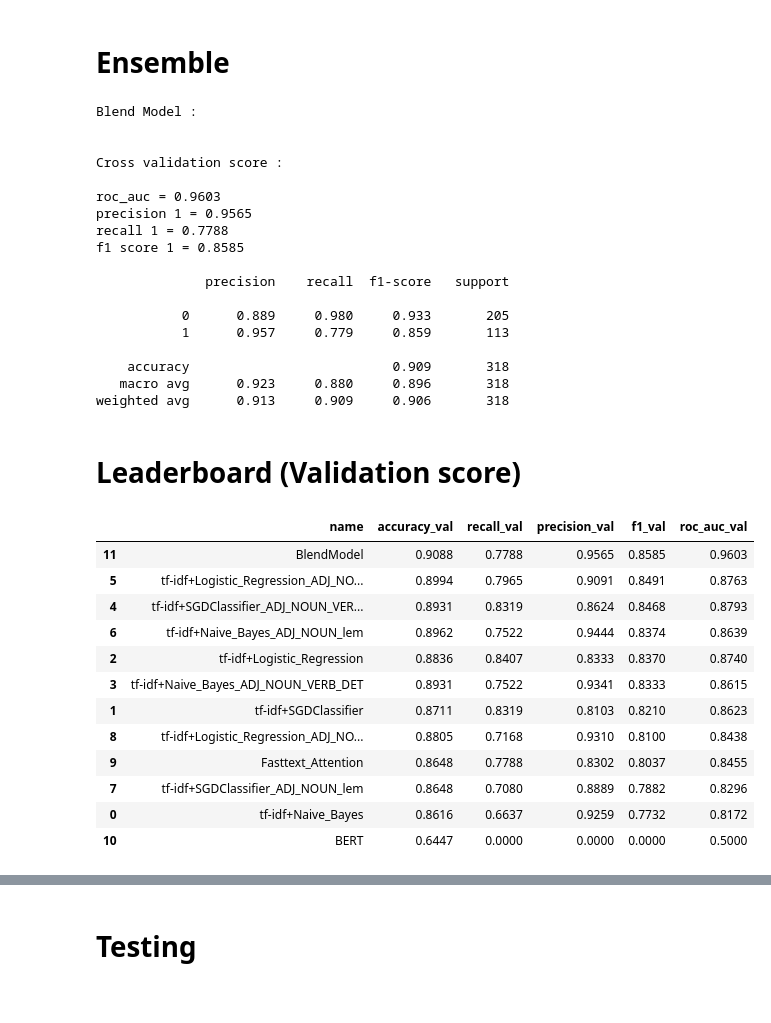
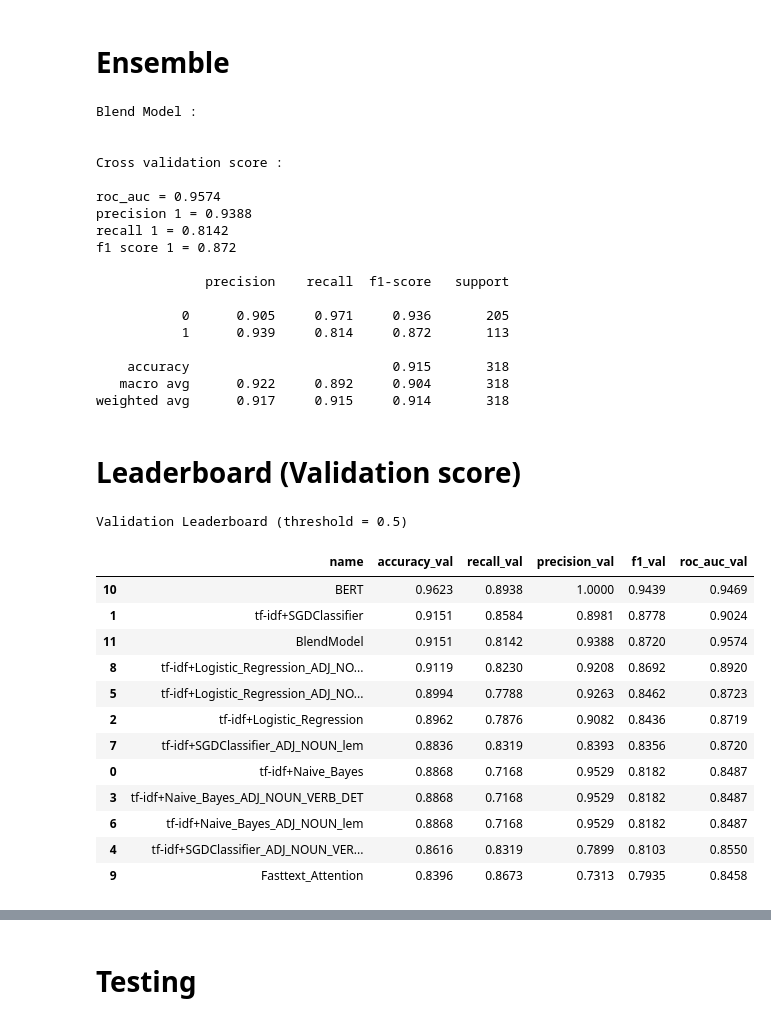
Before and after one commit to Tarandro/BinaryML_churn, a Jupyter notebook: notebooks/main-notebook-nlp.ipynb, the cells around one changed output, grey strips where cells are left out. Saved outputs shown, nothing was run; the diff lists cells and outputs as text; code cells hidden in the pictures.

```diff
--- a/notebooks/main-notebook-nlp.ipynb
+++ b/notebooks/main-notebook-nlp.ipynb
@@ -33,7 +33,7 @@ column_text = 'text'  # (column with texts)
 
 frac = 0.8  # train_test_split fraction                 (data is split in train/test with frac = % for training dataset)
 
-max_run_time_per_modele = 20  # (limit gridsearch time for each model)
+max_run_time_per_model = 1200  # (limit gridsearch time for each model)
 
 scoring = 'f1'  # ['accuracy','f1','recall','precision','roc_auc']
 sort_leaderboard = 'f1'  # ['accuracy','f1','recall','precision','roc_auc']
@@ -46,6 +46,8 @@ class_weight = True
 apply_stacking = False
 apply_blend_model = True
 
+thr_1_test = 0.5 # threshold for probability of 1
+
 # show result:
 print_result = True
 # list of models to exclude :
@@ -73,7 +75,7 @@ data.head()
 | 4 | Très pratique | 2020-12-30T17:16:37+00:00 | 5 | Très pratique, je peux à tout mom... | 1 |
 # %%
 bml = BinaryML(scoring=scoring, objective=objective, nfolds=nfolds, class_weight=class_weight,
-                   print_result=print_result, max_run_time_per_modele=max_run_time_per_modele,
+                   print_result=print_result, max_run_time_per_model=max_run_time_per_model,
                    apply_stacking=apply_stacking, apply_blend_model=apply_blend_model, exclude_model=exclude_model,
                    method_embedding=method_embedding)
 # %% [markdown]
@@ -209,38 +211,41 @@ Blend Model :
 
 Cross validation score :
 
-roc_auc = 0.9603
-precision 1 = 0.9565
-recall 1 = 0.7788
-f1 score 1 = 0.8585
+roc_auc = 0.9574
+precision 1 = 0.9388
+recall 1 = 0.8142
+f1 score 1 = 0.872
 
               precision    recall  f1-score   support
 
-           0      0.889     0.980     0.933       205
-           1      0.957     0.779     0.859       113
+           0      0.905     0.971     0.936       205
+           1      0.939     0.814     0.872       113
 
-    accuracy                          0.909       318
-   macro avg      0.923     0.880     0.896       318
-weighted avg      0.913     0.909     0.906       318
+    accuracy                          0.915       318
+   macro avg      0.922     0.892     0.904       318
+weighted avg      0.917     0.915     0.914       318
 # %% [markdown]
 # Leaderboard (Validation score)
 # %%
 leaderboard_val = bml.get_leaderboard(sort_by = sort_leaderboard, dataset = 'val')
+print('\nValidation Leaderboard (threshold = 0.5)')
+leaderboard_val.to_csv('./results/results_nlp/leaderboard_val.csv', index=False)
 leaderboard_val
 # %% [output]
+Validation Leaderboard (threshold = 0.5)
 |  | name | accuracy_val | recall_val | precision_val | f1_val | roc_auc_val |
-| 11 | BlendModel | 0.9088 | 0.7788 | 0.9565 | 0.8585 | 0.9603 |
-| 5 | tf-idf+Logistic_Regression_ADJ_NO... | 0.8994 | 0.7965 | 0.9091 | 0.8491 | 0.8763 |
-| 4 | tf-idf+SGDClassifier_ADJ_NOUN_VER... | 0.8931 | 0.8319 | 0.8624 | 0.8468 | 0.8793 |
-| 6 | tf-idf+Naive_Bayes_ADJ_NOUN_lem | 0.8962 | 0.7522 | 0.9444 | 0.8374 | 0.8639 |
-| 2 | tf-idf+Logistic_Regression | 0.8836 | 0.8407 | 0.8333 | 0.8370 | 0.8740 |
-| 3 | tf-idf+Naive_Bayes_ADJ_NOUN_VERB_DET | 0.8931 | 0.7522 | 0.9341 | 0.8333 | 0.8615 |
-| 1 | tf-idf+SGDClassifier | 0.8711 | 0.8319 | 0.8103 | 0.8210 | 0.8623 |
-| 8 | tf-idf+Logistic_Regression_ADJ_NO... | 0.8805 | 0.7168 | 0.9310 | 0.8100 | 0.8438 |
-| 9 | Fasttext_Attention | 0.8648 | 0.7788 | 0.8302 | 0.8037 | 0.8455 |
-| 7 | tf-idf+SGDClassifier_ADJ_NOUN_lem | 0.8648 | 0.7080 | 0.8889 | 0.7882 | 0.8296 |
-| 0 | tf-idf+Naive_Bayes | 0.8616 | 0.6637 | 0.9259 | 0.7732 | 0.8172 |
-| 10 | BERT | 0.6447 | 0.0000 | 0.0000 | 0.0000 | 0.5000 |
+| 10 | BERT | 0.9623 | 0.8938 | 1.0000 | 0.9439 | 0.9469 |
+| 1 | tf-idf+SGDClassifier | 0.9151 | 0.8584 | 0.8981 | 0.8778 | 0.9024 |
+| 11 | BlendModel | 0.9151 | 0.8142 | 0.9388 | 0.8720 | 0.9574 |
+| 8 | tf-idf+Logistic_Regression_ADJ_NO... | 0.9119 | 0.8230 | 0.9208 | 0.8692 | 0.8920 |
+| 5 | tf-idf+Logistic_Regression_ADJ_NO... | 0.8994 | 0.7788 | 0.9263 | 0.8462 | 0.8723 |
+| 2 | tf-idf+Logistic_Regression | 0.8962 | 0.7876 | 0.9082 | 0.8436 | 0.8719 |
+| 7 | tf-idf+SGDClassifier_ADJ_NOUN_lem | 0.8836 | 0.8319 | 0.8393 | 0.8356 | 0.8720 |
+| 0 | tf-idf+Naive_Bayes | 0.8868 | 0.7168 | 0.9529 | 0.8182 | 0.8487 |
+| 3 | tf-idf+Naive_Bayes_ADJ_NOUN_VERB_DET | 0.8868 | 0.7168 | 0.9529 | 0.8182 | 0.8487 |
+| 6 | tf-idf+Naive_Bayes_ADJ_NOUN_lem | 0.8868 | 0.7168 | 0.9529 | 0.8182 | 0.8487 |
+| 4 | tf-idf+SGDClassifier_ADJ_NOUN_VER... | 0.8616 | 0.8319 | 0.7899 | 0.8103 | 0.8550 |
+| 9 | Fasttext_Attention | 0.8396 | 0.8673 | 0.7313 | 0.7935 | 0.8458 |
 # %%
 df_oof_val = bml.Y_train.copy()
 for name in bml.models.keys():
```
Also changed, not shown: parts of 12 cells of this notebook, 3 other files.
